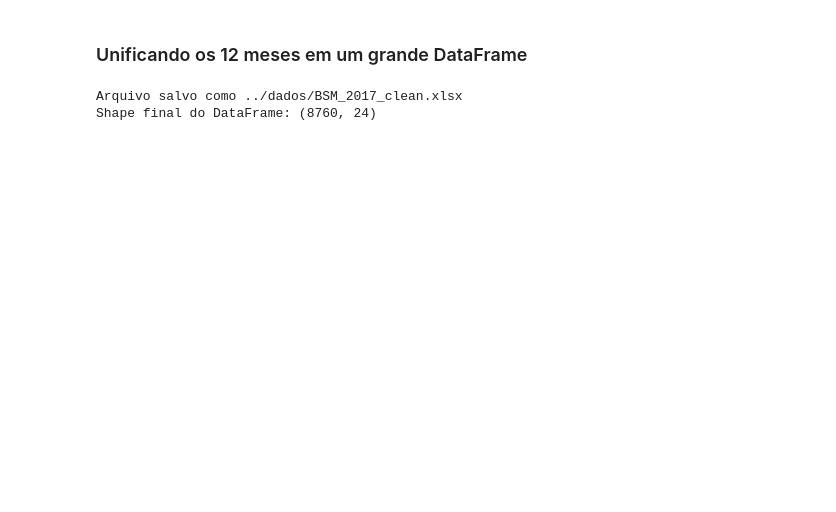
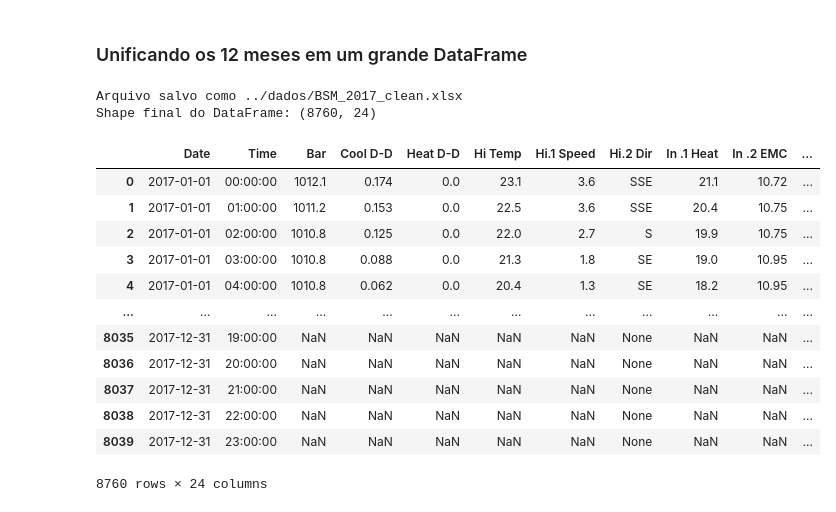
Before and after one commit to guilherme-iram/Meteorological_Data_Science_Project, a Jupyter notebook: src/tratamento_dados.ipynb, the cells around one changed output. Drawn from its saved outputs; the diff is of its cells as text; code cells hidden in the pictures; blank space fills up the shorter version.

```diff
--- a/src/tratamento_dados.ipynb
+++ b/src/tratamento_dados.ipynb
@@ -197,0 +209,9 @@ Jun17 criado! Shape: (720, 24)
+# %%
+numeric_columns = ['Bar', 'Cool D-D', 'Heat D-D', 'Hi Temp', 'Hi.1 Speed', 'In .1 Heat',
+          'In .1 Heat', 'In .2 EMC', 'In Air Density', 'In Hum',
+       'In Temp', 'Low Temp', 'Rain', 'Rain Rate', 'Soil 2 Moist,',
+       'Soil Temp 1', 'Temp Out', 'Wind Speed', 'Wind.1 Run']
+# %%
+for k, df in dfs.items():
+    print(k)
+    dfs[k] = convert_column_to_numeric(df, numeric_columns)
@@ -209,3 +262,19 @@ print(f"Shape final do DataFrame: {final_df.shape}")
 # %% [output]
 Arquivo salvo como ../dados/BSM_2017_clean.xlsx
 Shape final do DataFrame: (8760, 24)
+# %%
+final_df
+# %% [output]
+|  | Date | Time | Bar | Cool D-D | Heat D-D | Hi Temp | Hi.1 Speed | Hi.2 Dir | In .1 Heat | In .2 EMC | ... |
+| 0 | 2017-01-01 | 00:00:00 | 1012.1 | 0.174 | 0.0 | 23.1 | 3.6 | SSE | 21.1 | 10.72 | ... |
+| 1 | 2017-01-01 | 01:00:00 | 1011.2 | 0.153 | 0.0 | 22.5 | 3.6 | SSE | 20.4 | 10.75 | ... |
+| 2 | 2017-01-01 | 02:00:00 | 1010.8 | 0.125 | 0.0 | 22.0 | 2.7 | S | 19.9 | 10.75 | ... |
+| 3 | 2017-01-01 | 03:00:00 | 1010.8 | 0.088 | 0.0 | 21.3 | 1.8 | SE | 19.0 | 10.95 | ... |
+| 4 | 2017-01-01 | 04:00:00 | 1010.8 | 0.062 | 0.0 | 20.4 | 1.3 | SE | 18.2 | 10.95 | ... |
+| ... | ... | ... | ... | ... | ... | ... | ... | ... | ... | ... | ... |
+| 8035 | 2017-12-31 | 19:00:00 | NaN | NaN | NaN | NaN | NaN | None | NaN | NaN | ... |
+| 8036 | 2017-12-31 | 20:00:00 | NaN | NaN | NaN | NaN | NaN | None | NaN | NaN | ... |
+| 8037 | 2017-12-31 | 21:00:00 | NaN | NaN | NaN | NaN | NaN | None | NaN | NaN | ... |
+| 8038 | 2017-12-31 | 22:00:00 | NaN | NaN | NaN | NaN | NaN | None | NaN | NaN | ... |
+| 8039 | 2017-12-31 | 23:00:00 | NaN | NaN | NaN | NaN | NaN | None | NaN | NaN | ... |
+8760 rows × 24 columns
```
Also changed, not shown: parts of 4 cells of this notebook, 2 other files.
